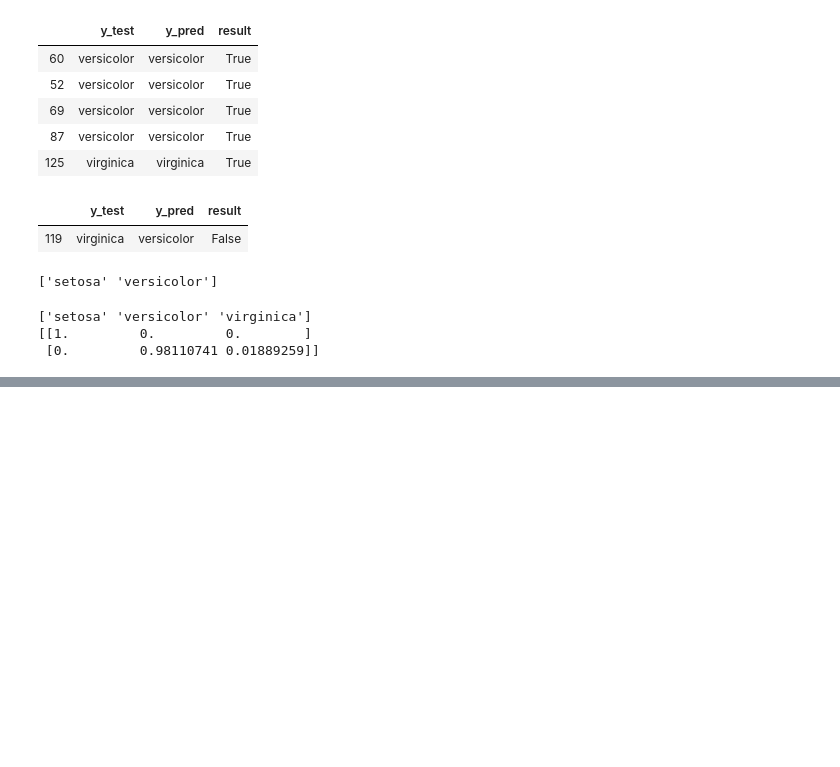
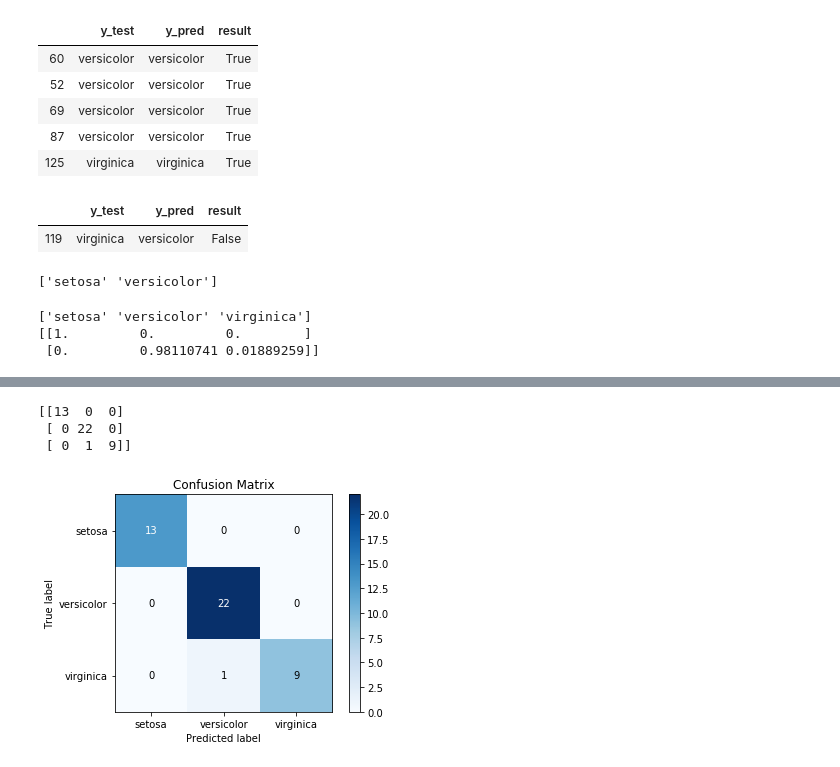
Before and after one commit to aukrit1993/my_machine_learning, a Jupyter notebook: chapter_17.ipynb, the cells around one changed output, grey strips where cells are left out. Cells and saved outputs as stored; diff of their text form; code cells hidden in the pictures; blank space fills up the shorter version.

```diff
--- a/chapter_17.ipynb
+++ b/chapter_17.ipynb
@@ -258,0 +359,3 @@ TypeError: list indices must be integers or slices, not tuple
+# %%
+model = RandomForestClassifier(n_estimators=80)
+model.fit(X_train, y_train)
@@ -258,0 +375,3 @@ TypeError: list indices must be integers or slices, not tuple
+# %%
+y_predict = model.predict(X_test)
+y_predict
@@ -258,0 +405,11 @@ TypeError: list indices must be integers or slices, not tuple
+# %%
+print(confusion_matrix(y_test, y_predict))
+# %% [output]
+[[13  0  0]
+ [ 0 22  0]
+ [ 0  1  9]]
+# %%
+skplot.metrics.plot_confusion_matrix(y_test, y_predict)
+plt.show()
+# %% [output]
+[figure, added]
```
Also changed, not shown: parts of 25 cells of this notebook.
